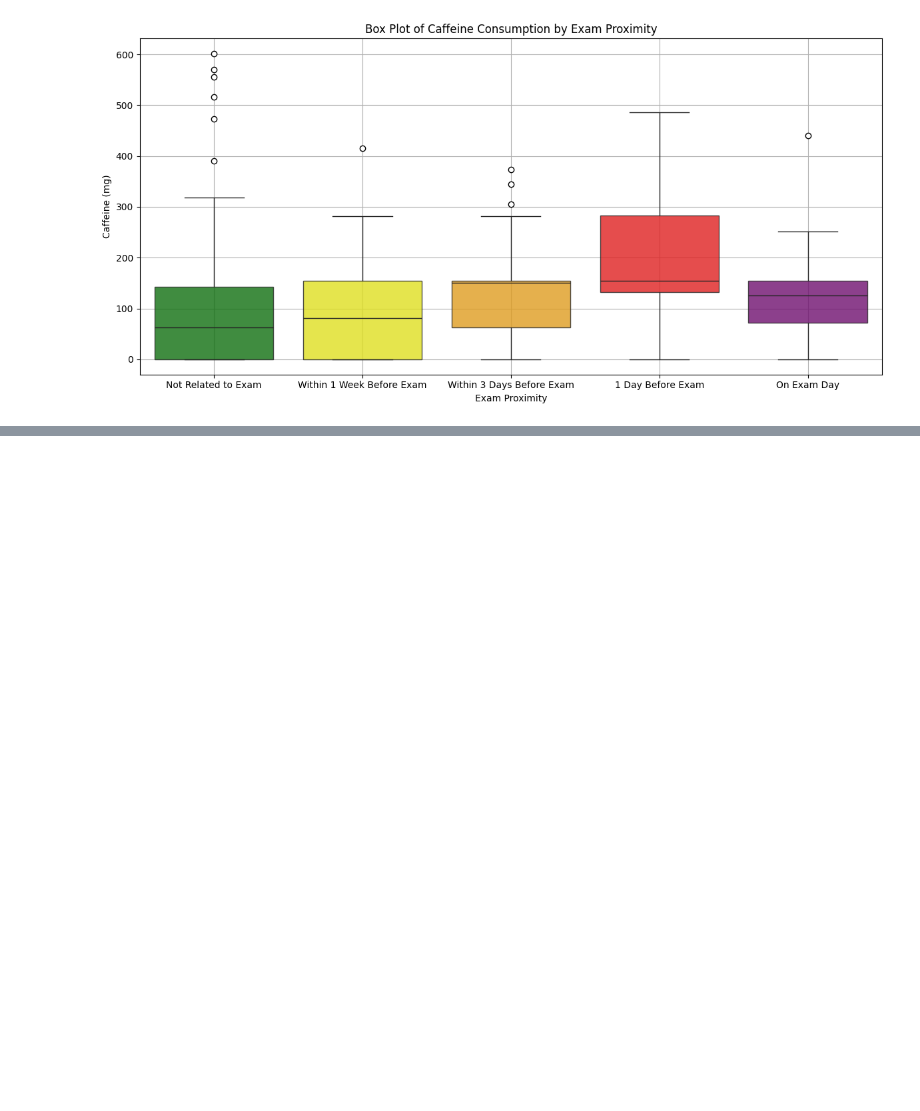
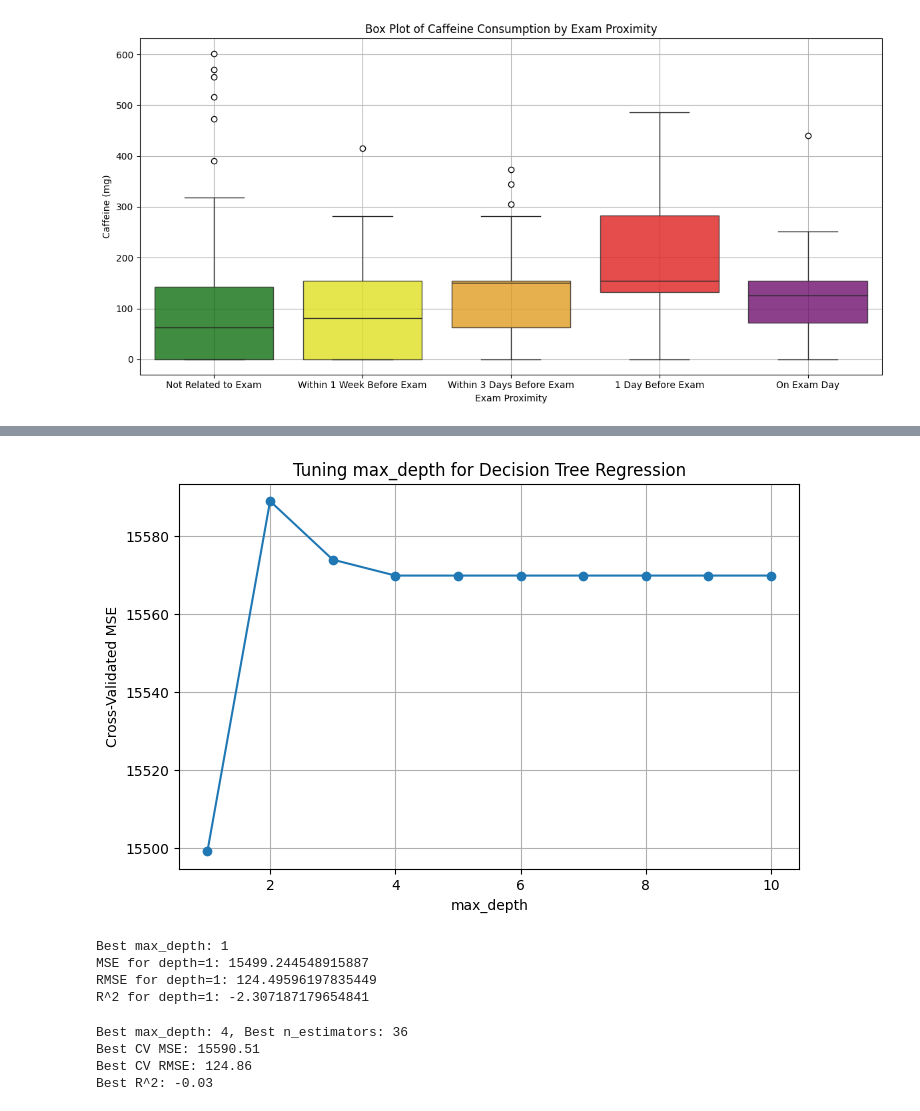
Before and after one commit to DeliMaliBagibala/DSA210-Term-Project, a Jupyter notebook: DSA210 Project Notebook.ipynb, the cells around one changed output, grey strips where cells are left out. Cells and saved outputs as stored; diff of their text form; code cells hidden in the pictures; blank space fills up the shorter version.

```diff
--- a/DSA210 Project Notebook.ipynb
+++ b/DSA210 Project Notebook.ipynb
@@ -390,0 +549,60 @@ Passing `palette` without assigning `hue` is deprecated and will be removed in v
+# %%
+depths1 = list(range(1, 11))
+cv_scores1 = []
+r2cv_scores1 = []
+
+for d in depths1:
+    tree1 = DecisionTreeRegressor(max_depth=d, random_state=1)
+    scores1 = cross_val_score(tree1, X1, Y1, cv=50, scoring='neg_mean_squared_error')
+    r2scores1 = cross_val_score(tree1, X1, Y1, cv=50, scoring='r2')
+    cv_scores1.append(-scores1.mean())
+    r2cv_scores1.append(r2scores1.mean())
+
+# Plot
+plt.figure(figsize=(8, 5))
+plt.plot(depths1, cv_scores1, marker='o')
+plt.xlabel("max_depth")
+plt.ylabel("Cross-Validated MSE")
+plt.title("Tuning max_depth for Decision Tree Regression")
+plt.grid(True)
+plt.show()
+
+best_depth1 = depths1[np.argmin(cv_scores1)]
+best_r2 = r2cv_scores1[np.argmin(r2cv_scores1)]
+best_mse = cv_scores1[np.argmin(cv_scores1)]
+best_rmse = np.sqrt(best_mse)
+print(f"Best max_depth: {best_depth1}")
+print(f"MSE for depth={best_depth1}: {best_mse}")
+print(f"RMSE for depth={best_depth1}: {best_rmse}")
+print(f"R^2 for depth={best_depth1}: {best_r2}")
+# %% [output]
+[figure, added]
+Best max_depth: 1
+MSE for depth=1: 15499.244548915887
+RMSE for depth=1: 124.49596197835449
+R^2 for depth=1: -2.307187179654841
+# %%
+depths1 = [3, 4, 5, 10, 15, 20, 25] # while i tuned with the values a little a depth of 4 and an n of 36 work well together.
+estimators1 = [10, 36, 50, 100, 150, 200]
+results1 = {}
+r2results1 = {}
+
+for d in depths1:
+    for n in estimators1:
+        rf1 = RandomForestRegressor(n_estimators=n, max_depth=d, random_state=42)
+        score1 = cross_val_score(rf1, X1, Y1, cv=5, scoring='neg_mean_squared_error').mean()
+        r2score1 = cross_val_score(rf1, X1, Y1, cv=5, scoring='r2').mean()
+        results1[(d, n)] = -score1
+        r2results1[(d, n)] = r2score1
+
+# Find best combination
+best_params1 = min(results1, key=results1.get)
+print(f"Best max_depth: {best_params1[0]}, Best n_estimators: {best_params1[1]}")
+print(f"Best CV MSE: {results1[best_params1]:.2f}")
+print(f"Best CV RMSE: {np.sqrt(results1[best_params1]):.2f}")
+print(f"Best R^2: {r2results1[best_params1]:.2f}")
+# %% [output]
+Best max_depth: 4, Best n_estimators: 36
+Best CV MSE: 15590.51
+Best CV RMSE: 124.86
+Best R^2: -0.03
```
Also changed, not shown: parts of 16 cells of this notebook, 1 other file.
